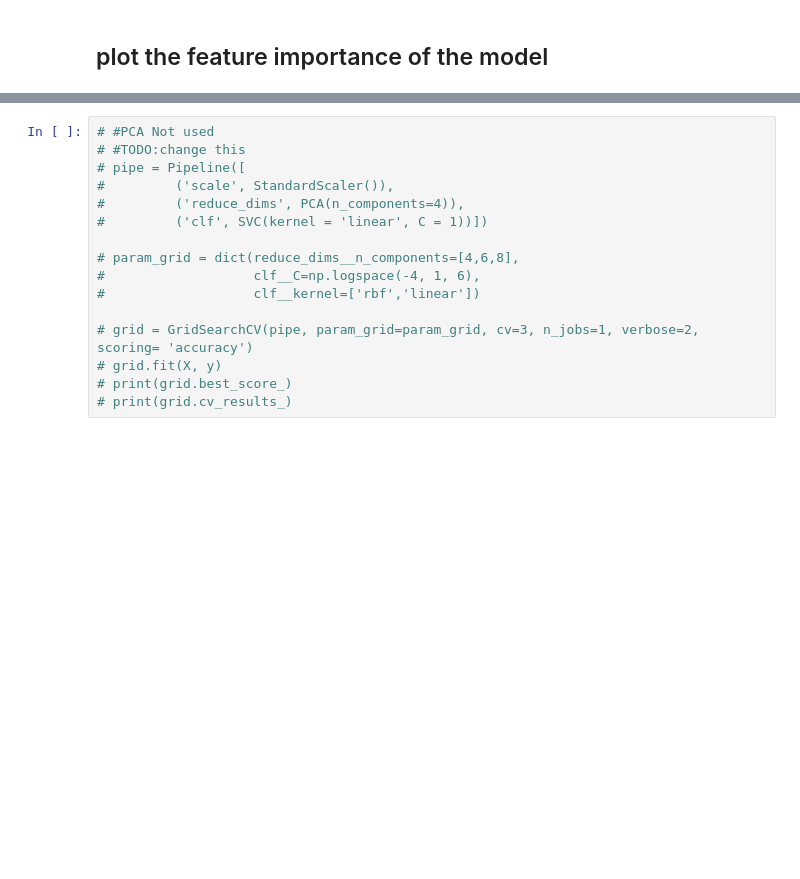
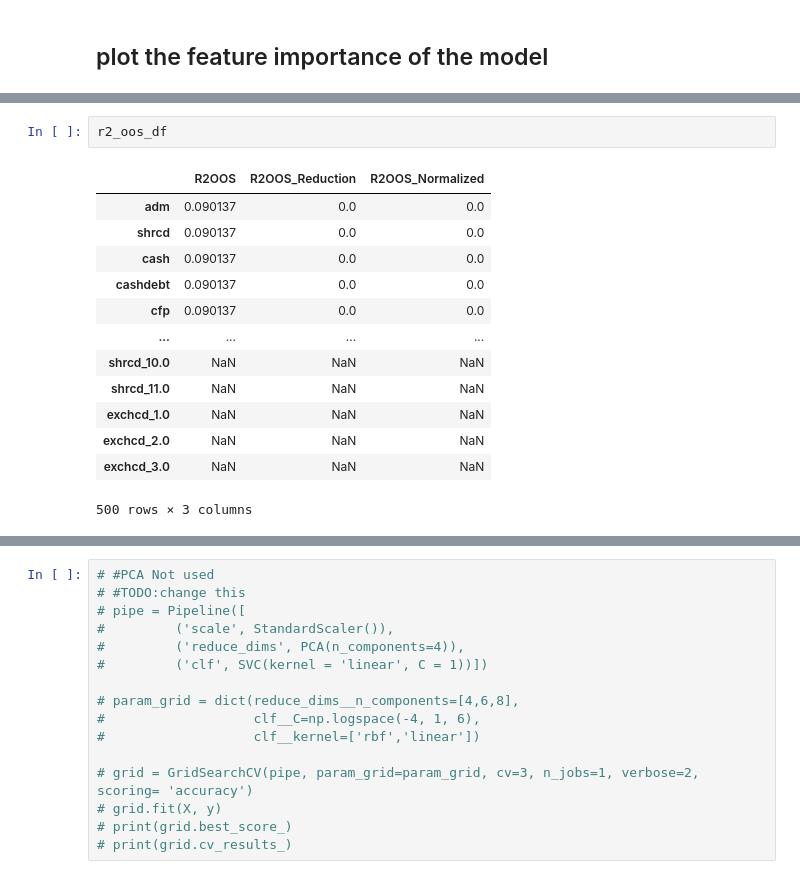
Before and after one commit to shh128/Summer-project-ML, a Jupyter notebook: gbrt.ipynb, the cells around one changed output, grey strips where cells are left out. Drawn from its saved outputs; the diff is of its cells as text; blank space fills up the shorter version.

```diff
--- a/gbrt.ipynb
+++ b/gbrt.ipynb
@@ -530,0 +530,16 @@ plt.show()
+# %%
+r2_oos_df
+# %% [output]
+|  | R2OOS | R2OOS_Reduction | R2OOS_Normalized |
+| adm | 0.090137 | 0.0 | 0.0 |
+| shrcd | 0.090137 | 0.0 | 0.0 |
+| cash | 0.090137 | 0.0 | 0.0 |
+| cashdebt | 0.090137 | 0.0 | 0.0 |
+| cfp | 0.090137 | 0.0 | 0.0 |
+| ... | ... | ... | ... |
+| shrcd_10.0 | NaN | NaN | NaN |
+| shrcd_11.0 | NaN | NaN | NaN |
+| exchcd_1.0 | NaN | NaN | NaN |
+| exchcd_2.0 | NaN | NaN | NaN |
+| exchcd_3.0 | NaN | NaN | NaN |
+500 rows × 3 columns
```
Also changed, not shown: parts of 11 cells of this notebook.
